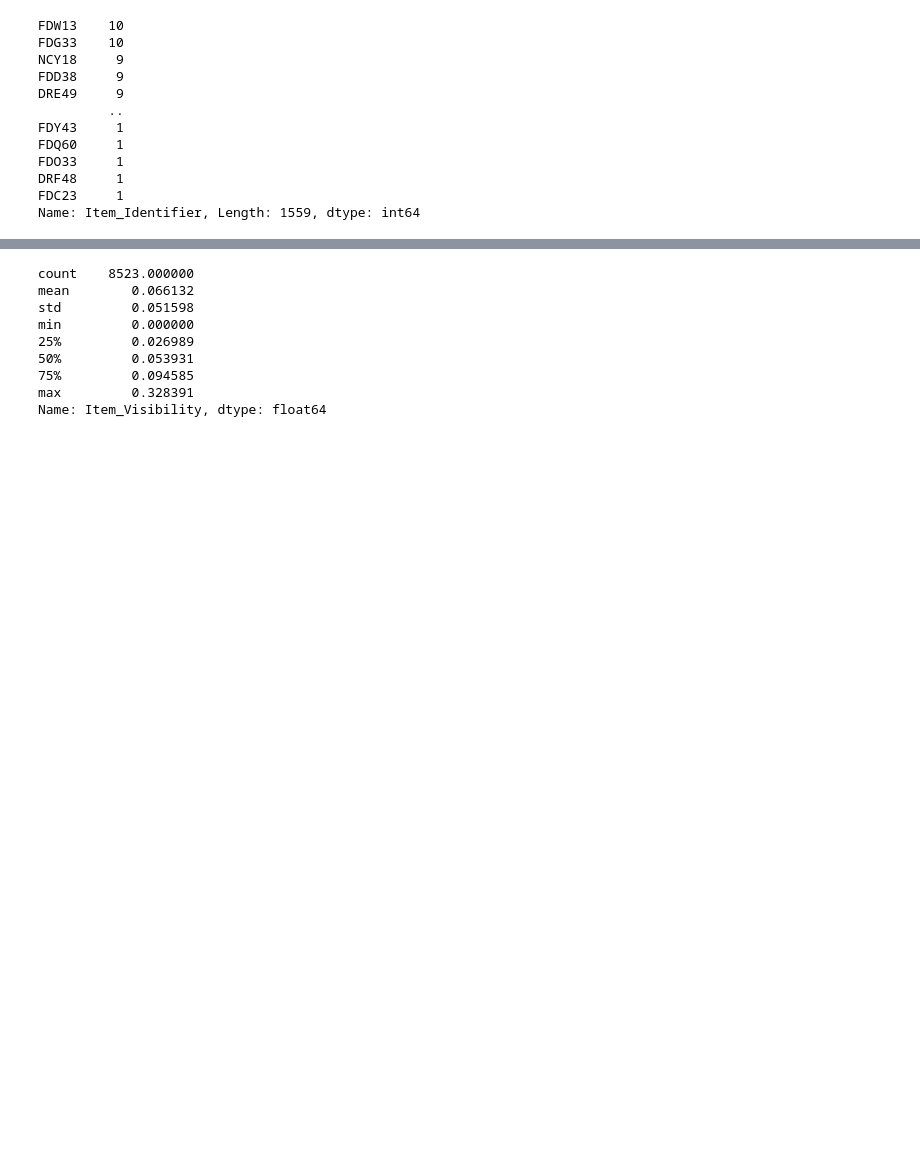
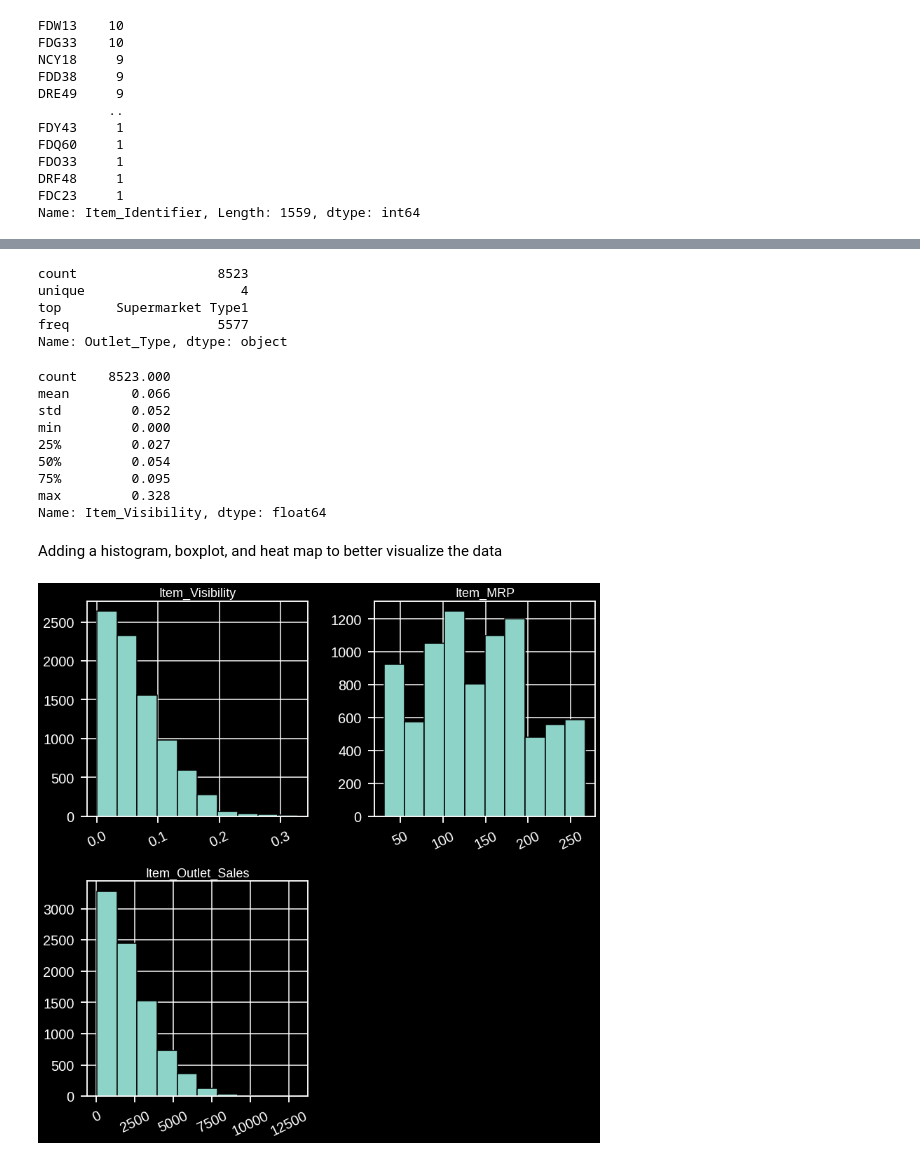
Before and after one commit to SeanRommes/food-sales-predictions, a Jupyter notebook: food_sales_predictions.ipynb, the cells around one changed output, grey strips where cells are left out. Drawn from its saved outputs; the diff is of its cells as text; code cells hidden in the pictures; blank space fills up the shorter version.

```diff
--- a/food_sales_predictions.ipynb
+++ b/food_sales_predictions.ipynb
@@ -230,13 +215,38 @@ max      13086.964800
 Name: Item_Outlet_Sales, dtype: float64
+# %%
+df['Outlet_Type'].describe()
+# %% [output]
+count                  8523
+unique                    4
+top       Supermarket Type1
+freq                   5577
+Name: Outlet_Type, dtype: object
 # %%
-df['Item_Visibility'].describe()
+df['Item_Visibility'].describe().round(3)
 # %% [output]
-count    8523.000000
-mean        0.066132
-std         0.051598
-min         0.000000
-25%         0.026989
-50%         0.053931
-75%         0.094585
-max         0.328391
+count    8523.000
+mean        0.066
+std         0.052
+min         0.000
+25%         0.027
+50%         0.054
+75%         0.095
+max         0.328
 Name: Item_Visibility, dtype: float64
+# %% [markdown]
+Adding a histogram, boxplot, and heat map to better visualize the data
+# %%
+# This histogram tells us the number of samples that occur in a category. For item visibility, most products were not allocated alot of space, under mrp there were more than 1200 samples that were priced between 100 and 125,
+# and under item sales the cheapest items were sold the most
+import matplotlib.pyplot as plt
+import seaborn as sns
+import numpy as np
+
+df.hist(edgecolor='black',
+        xlabelsize=20,
+        ylabelsize=20,
+        grid=True,
+        figsize=[13,13],
+        xrot=26,);
+# %% [output]
+[figure, added]
```
Also changed, not shown: parts of 20 cells of this notebook.
